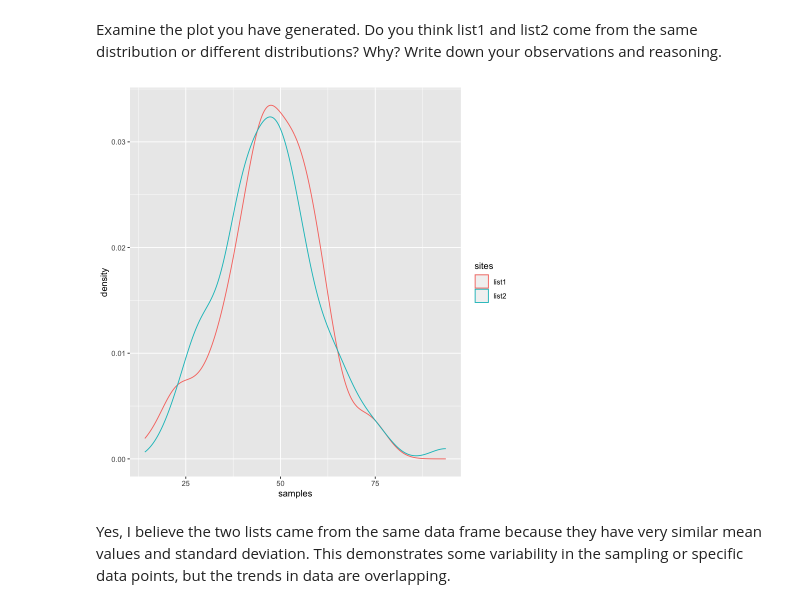
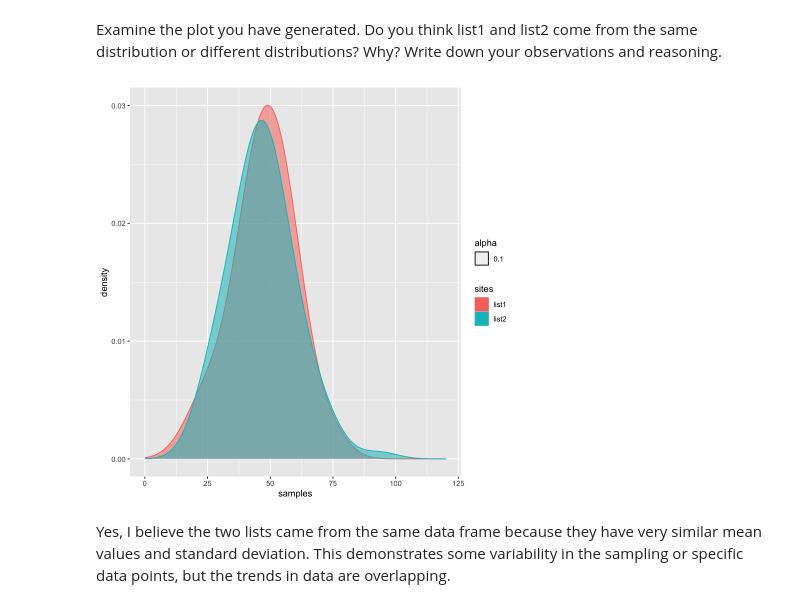
Before and after one commit to ShanMurphy/MBIO-612-F23-Shannon-Murphy, a Jupyter notebook: module_4/module_4_probability_distributions_practical.ipynb, the cells around one changed output. Saved outputs shown, nothing was run; the diff lists cells and outputs as text; code cells hidden in the pictures.

```diff
--- a/module_4/module_4_probability_distributions_practical.ipynb
+++ b/module_4/module_4_probability_distributions_practical.ipynb
@@ -196,8 +238,9 @@ Write down your observations and reasoning.
 # %%
 # Plotting the two lists from the data frame
 ggplot(data = df_lists, aes(x = samples, color = sites)) +
-    geom_density()
+    geom_density(aes(fill = sites, alpha = 0.1), adjust = 1.7) +
+    xlim(0,120)
 # %% [output]
-[figure, old version]
+[figure, new version]
 # %% [markdown]
 Yes, I believe the two lists came from the same data frame because they have very similar mean values and standard deviation. This demonstrates some variability in the sampling or specific data points, but the trends in data are overlapping.
```
Also changed, not shown: parts of 8 cells of this notebook.
